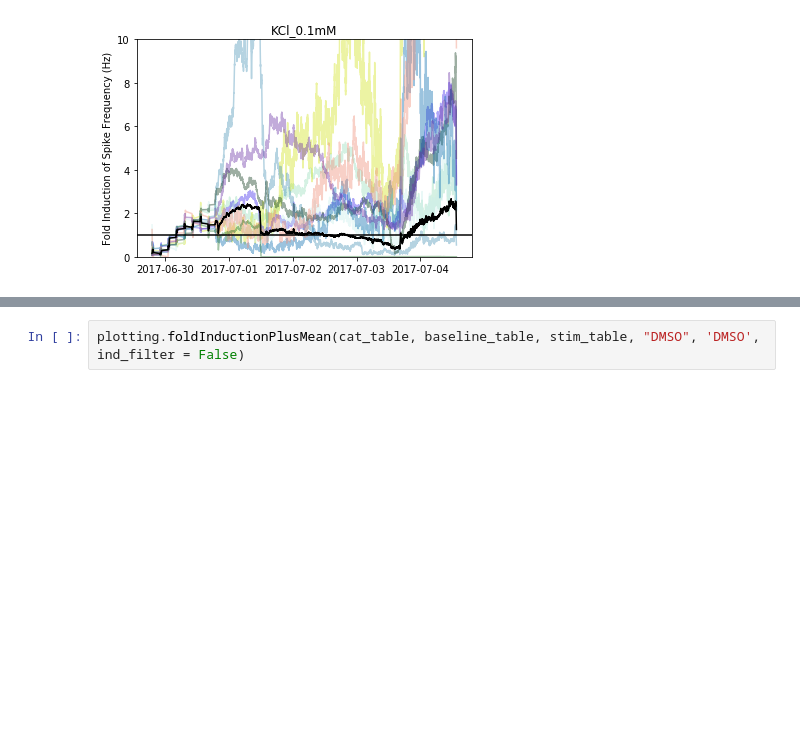
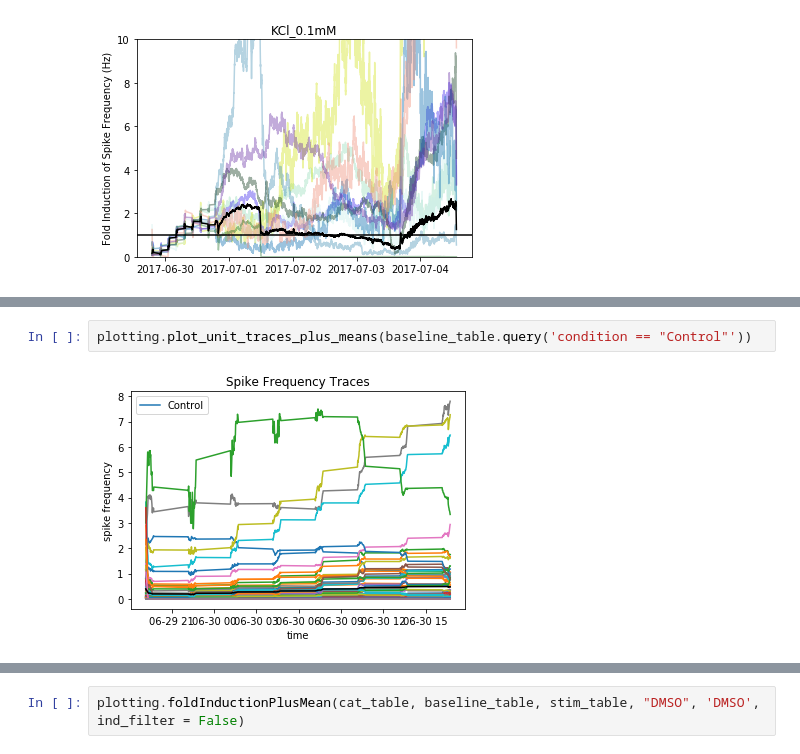
Before and after one commit to ktyssowski/mea_analysis, a Jupyter notebook: jupyter_notebooks/024 Drug Analysis.ipynb, the cells around one changed output, grey strips where cells are left out. Drawn from its saved outputs; the diff is of its cells as text; blank space fills up the shorter version.

```diff
--- a/jupyter_notebooks/024 Drug Analysis.ipynb
+++ b/jupyter_notebooks/024 Drug Analysis.ipynb
@@ -108 +102,5 @@ KeyError: 'condition'
+# %%
+plotting.plot_unit_traces_plus_means(baseline_table.query('condition == "Control"'))
+# %% [output]
+[figure, added]
 # %%
```
Also changed, not shown: parts of 8 cells of this notebook, 10 other files.
